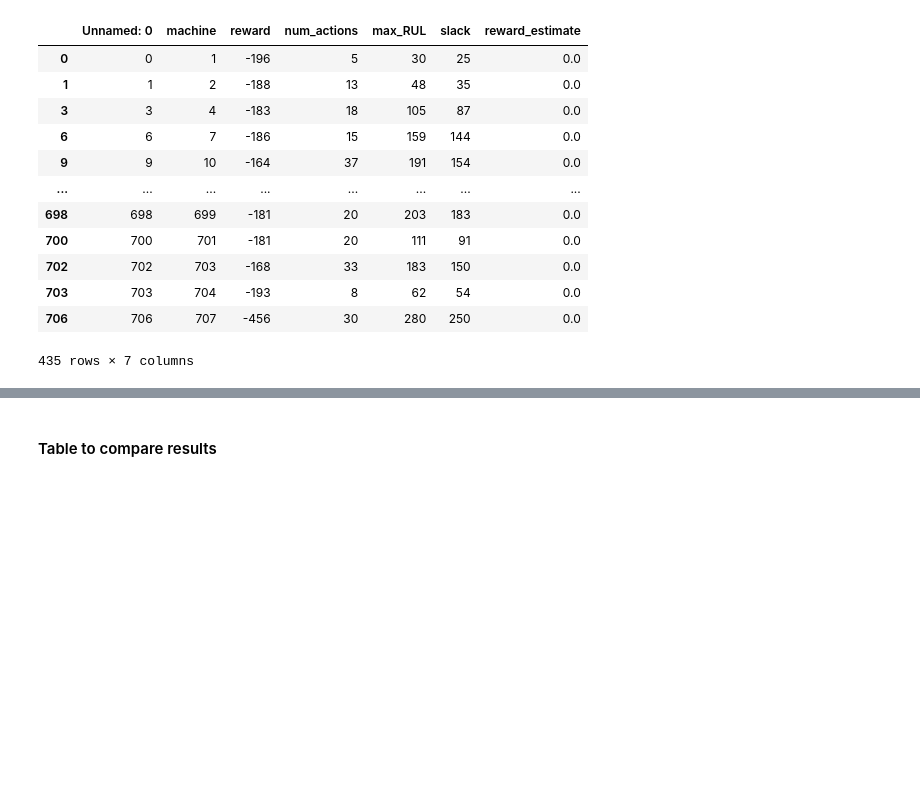
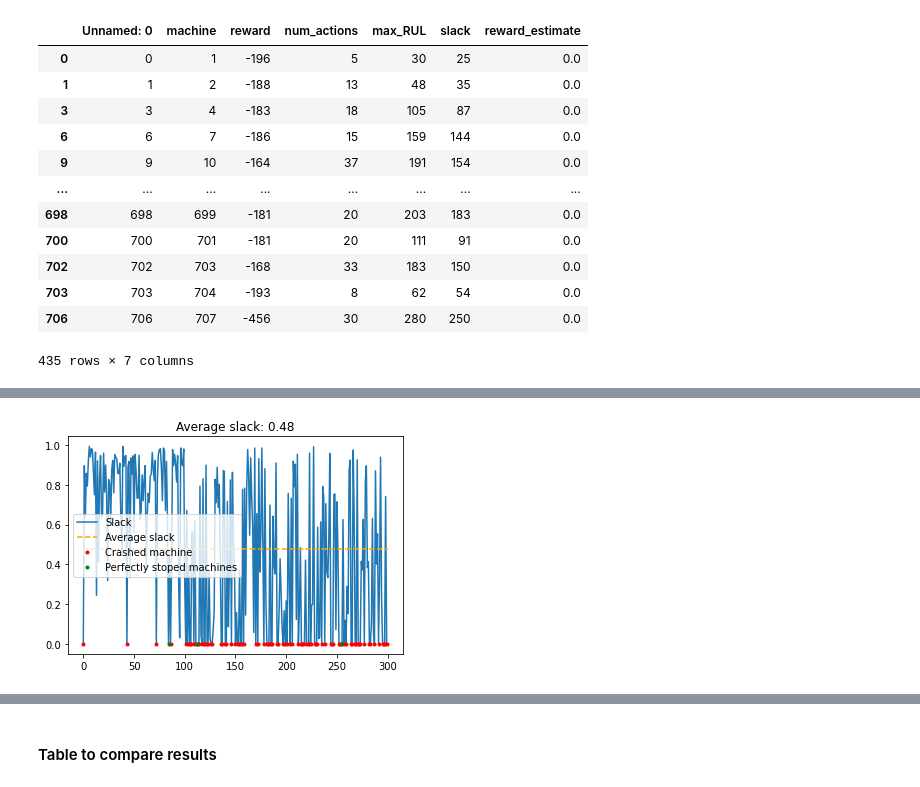
Before and after one commit to olestole/Turbine-RUL-RL, a Jupyter notebook: plot_results.ipynb, the cells around one changed output, grey strips where cells are left out. Drawn from its saved outputs; the diff is of its cells as text; code cells hidden in the pictures; blank space fills up the shorter version.

```diff
--- a/plot_results.ipynb
+++ b/plot_results.ipynb
@@ -361,0 +418,5 @@ env3_values = [a3, b3, c3, d3, e3, f3, g3]
+# %%
+# Slack
+a4 = utils.plot_slack(df_new_model, stop=stop)
+# %% [output]
+[figure, added]
```
Also changed, not shown: parts of 24 cells of this notebook.
